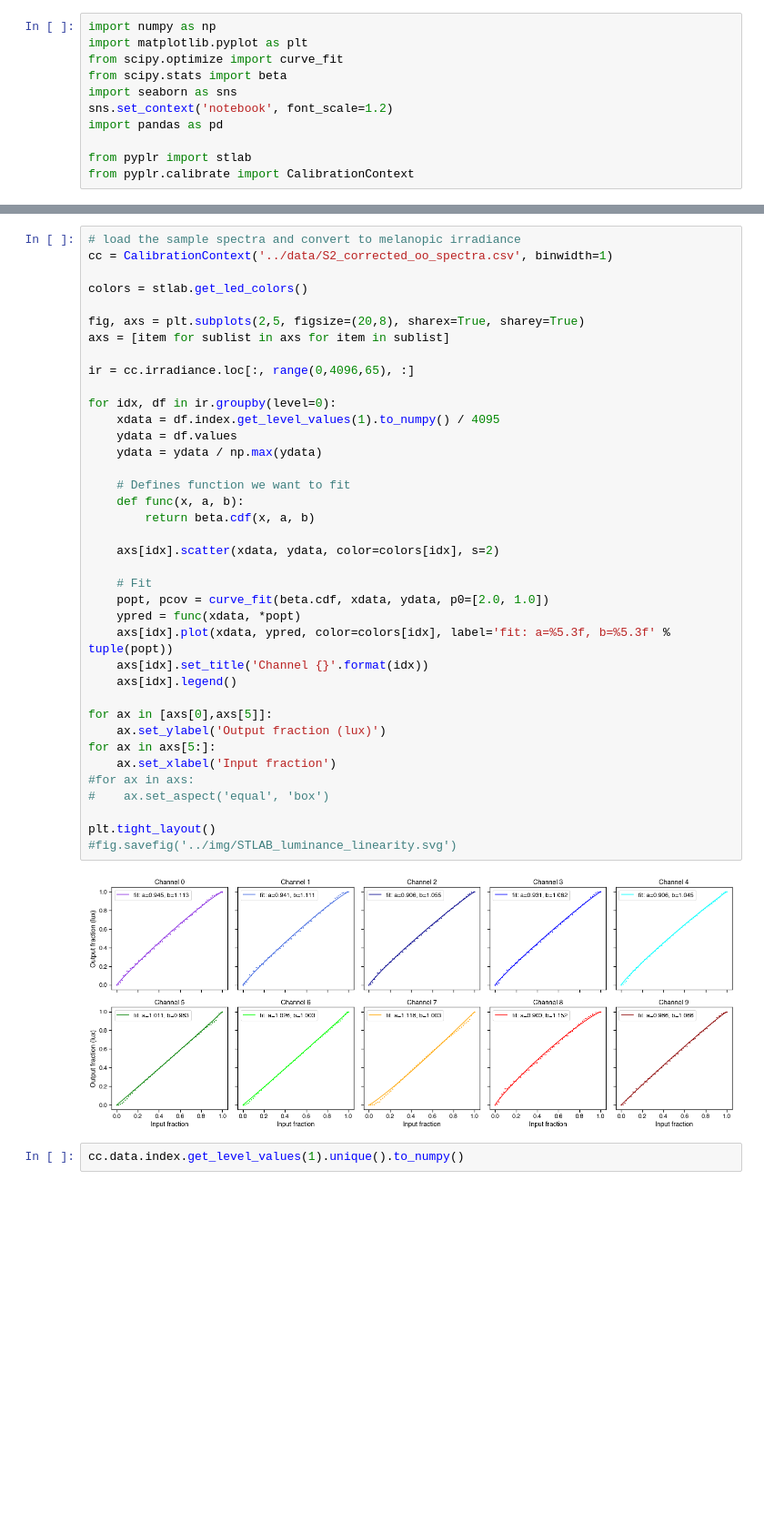
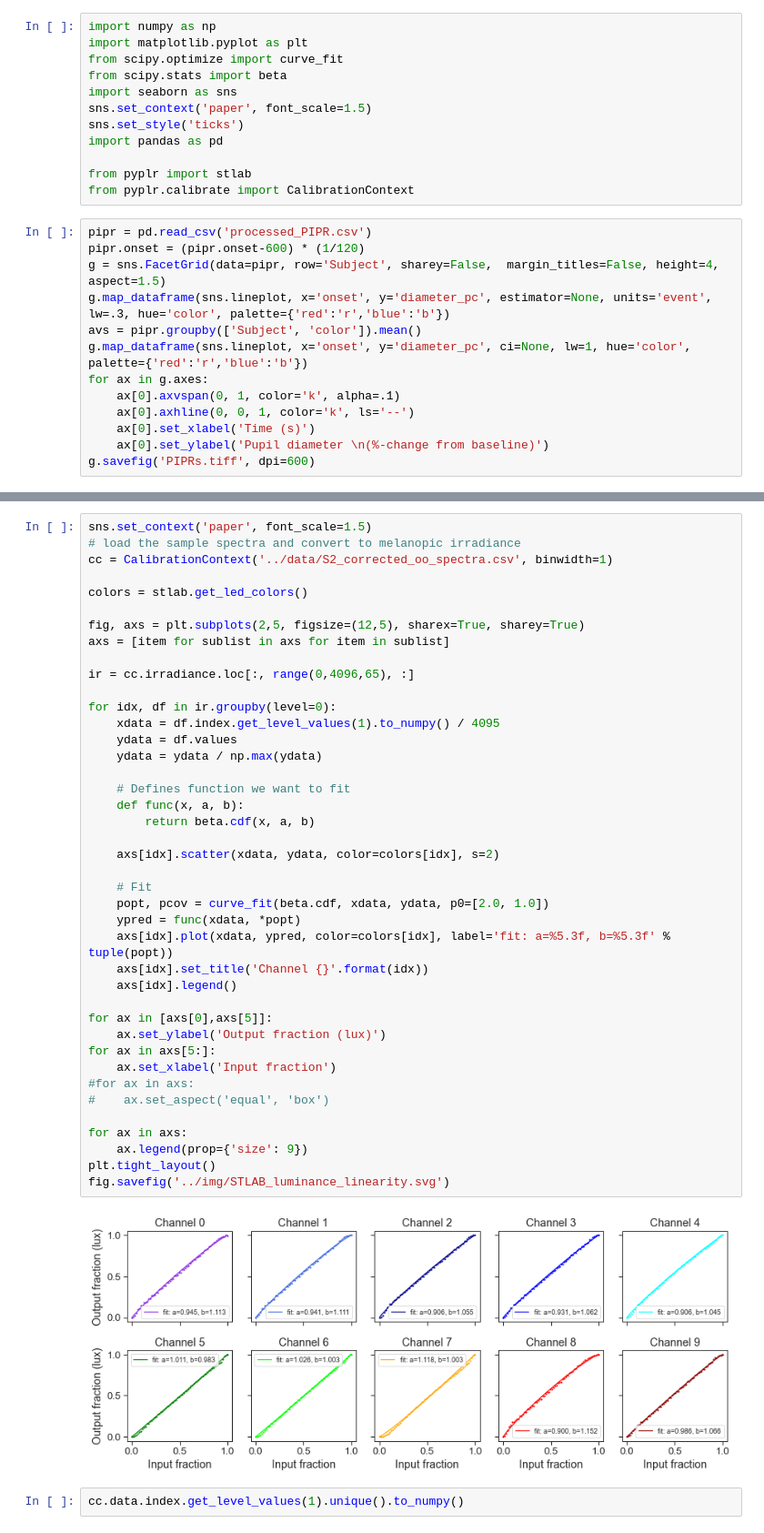
Before and after one commit to PyPlr/cvd_pupillometry, a Jupyter notebook: notebooks/manuscript_figures.ipynb, the cells around one changed output, grey strips where cells are left out. Shown at 91% size. Saved outputs shown, nothing was run; the diff lists cells and outputs as text; blank space fills up the shorter version.

```diff
--- a/notebooks/manuscript_figures.ipynb
+++ b/notebooks/manuscript_figures.ipynb
@@ -4,8 +4,22 @@ import matplotlib.pyplot as plt
 from scipy.optimize import curve_fit
 from scipy.stats import beta
 import seaborn as sns
-sns.set_context('notebook', font_scale=1.2)
+sns.set_context('paper', font_scale=1.5)
+sns.set_style('ticks')
 import pandas as pd
 
 from pyplr import stlab
 from pyplr.calibrate import CalibrationContext
+# %%
+pipr = pd.read_csv('processed_PIPR.csv')
+pipr.onset = (pipr.onset-600) * (1/120)
+g = sns.FacetGrid(data=pipr, row='Subject', sharey=False,  margin_titles=False, height=4, aspect=1.5)
+g.map_dataframe(sns.lineplot, x='onset', y='diameter_pc', estimator=None, units='event', lw=.3, hue='color', palette={'red':'r','blue':'b'})
+avs = pipr.groupby(['Subject', 'color']).mean()
+g.map_dataframe(sns.lineplot, x='onset', y='diameter_pc', ci=None, lw=1, hue='color', palette={'red':'r','blue':'b'})
+for ax in g.axes:
+    ax[0].axvspan(0, 1, color='k', alpha=.1)
+    ax[0].axhline(0, 0, 1, color='k', ls='--')
+    ax[0].set_xlabel('Time (s)')
+    ax[0].set_ylabel('Pupil diameter \n(%-change from baseline)')
+g.savefig('PIPRs.tiff', dpi=600)
@@ -12,43 +28,46 @@ from pyplr.calibrate import CalibrationContext
 # %%
+sns.set_context('paper', font_scale=1.5)
 # load the sample spectra and convert to melanopic irradiance
 cc = CalibrationContext('../data/S2_corrected_oo_spectra.csv', binwidth=1)
 
 colors = stlab.get_led_colors()
 
-fig, axs = plt.subplots(2,5, figsize=(20,8), sharex=True, sharey=True)
+fig, axs = plt.subplots(2,5, figsize=(12,5), sharex=True, sharey=True)
 axs = [item for sublist in axs for item in sublist]
 
 ir = cc.irradiance.loc[:, range(0,4096,65), :]
 
 for idx, df in ir.groupby(level=0):
     xdata = df.index.get_level_values(1).to_numpy() / 4095
     ydata = df.values
     ydata = ydata / np.max(ydata)
 
     # Defines function we want to fit
     def func(x, a, b):
         return beta.cdf(x, a, b)
 
     axs[idx].scatter(xdata, ydata, color=colors[idx], s=2)
 
     # Fit
     popt, pcov = curve_fit(beta.cdf, xdata, ydata, p0=[2.0, 1.0])
     ypred = func(xdata, *popt)
     axs[idx].plot(xdata, ypred, color=colors[idx], label='fit: a=%5.3f, b=%5.3f' % tuple(popt))
     axs[idx].set_title('Channel {}'.format(idx))
     axs[idx].legend()
 
 for ax in [axs[0],axs[5]]:
     ax.set_ylabel('Output fraction (lux)')
 for ax in axs[5:]:
     ax.set_xlabel('Input fraction')
 #for ax in axs:
 #    ax.set_aspect('equal', 'box')
 
+for ax in axs:
+    ax.legend(prop={'size': 9})
 plt.tight_layout()
-#fig.savefig('../img/STLAB_luminance_linearity.svg')
+fig.savefig('../img/STLAB_luminance_linearity.svg')
 # %% [output]
-[figure, old version]
+[figure, new version]
 # %%
 cc.data.index.get_level_values(1).unique().to_numpy()
 # %% [output]
```
Also changed, not shown: parts of 18 cells of this notebook, 19 other files.
